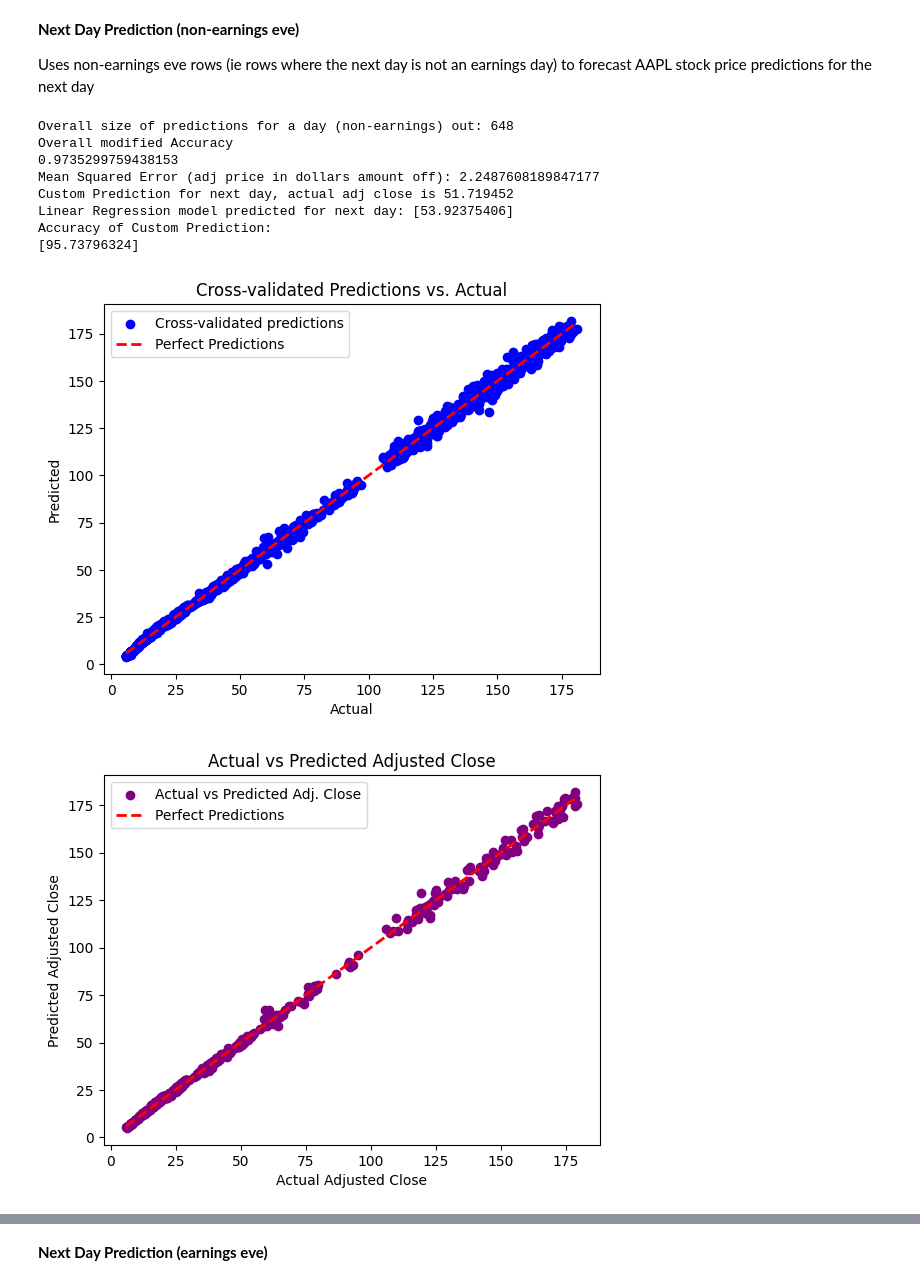
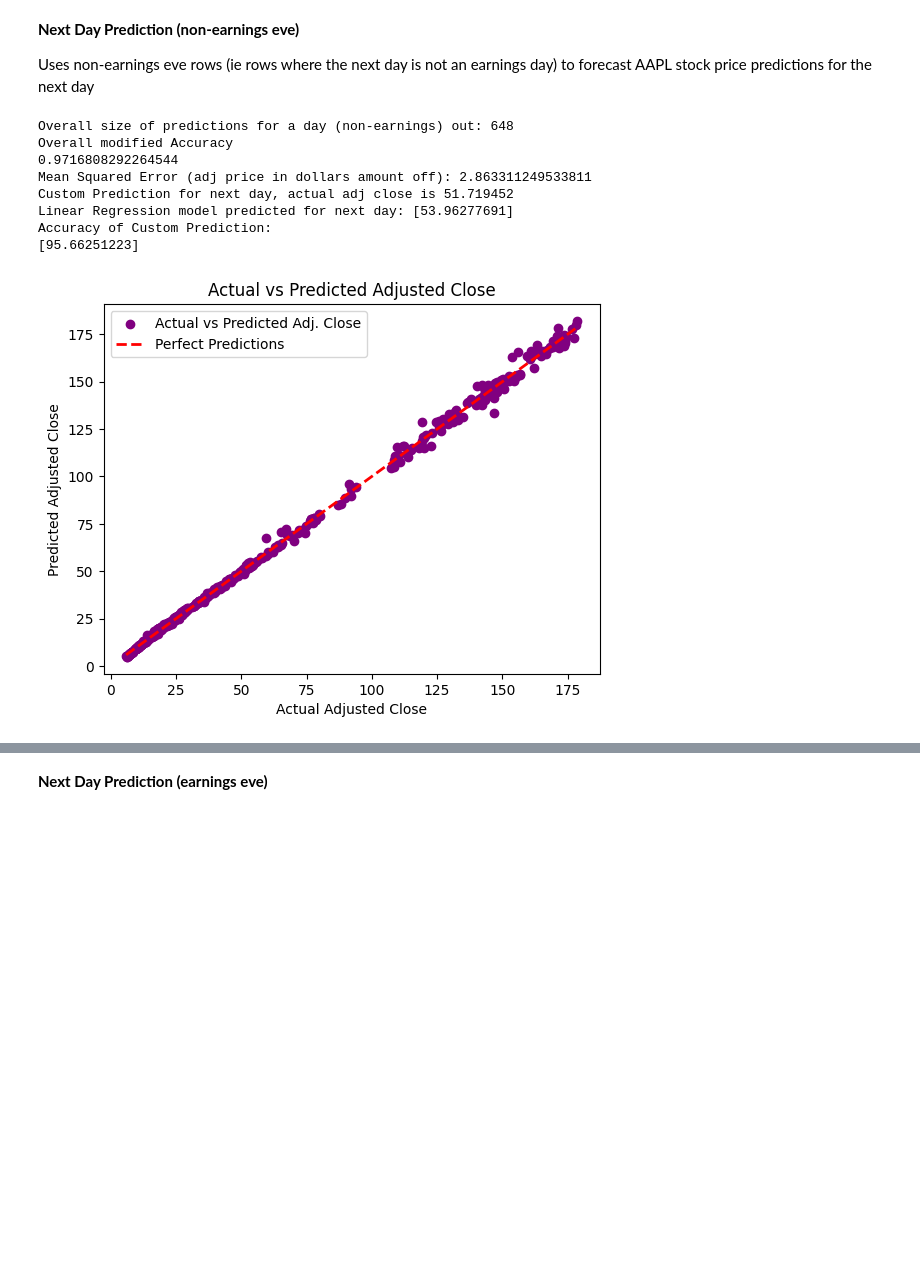
Before and after one commit to EliMartian/aapl_stock, a Jupyter notebook: aapl_stock_research.ipynb, the cells around one changed output, grey strips where cells are left out. Saved outputs shown, nothing was run; the diff lists cells and outputs as text; code cells hidden in the pictures; blank space fills up the shorter version.

```diff
--- a/aapl_stock_research.ipynb
+++ b/aapl_stock_research.ipynb
@@ -81,13 +102,9 @@ X_aapl = df_aapl_non.drop(['Adj Close', 'Target Adj Close', 'Date', 'Estimated E
 # Split the data into training and testing sets
 X_train, X_test, y_train, y_test = train_test_split(X_aapl, y_aapl, test_size=0.2)
 
-# Create a StandardScaler
+# Create a StandardScaler and apply to train and test data
 scaler = StandardScaler()
-
-# Fit and transform the scaler on the training data
 X_train_scaled = scaler.fit_transform(X_train)
-
-# Transform the test data using the scaler
 X_test_scaled = scaler.transform(X_test)
 
 # Create a linear regression model
@@ -129,48 +146,38 @@ actual_adj_value = 51.719452
 # Scale the custom input values using a standard scaker
 custom_values_scaled = scaler.transform(custom_values)
 
 # Make predictions with the linear regression model
 # for our custom values (test example 10/23/2018 predicting 10/24/2018)
 custom_predictions = linear_regression_model.predict(custom_values_scaled)
 
 # Print the predictions
 print(f"Custom Prediction for next day, actual adj close is {actual_adj_value}")
 print(f"Linear Regression model predicted for next day: {custom_predictions}")
 
 print("Accuracy of Custom Prediction:")
 print((1 - np.abs(1 - custom_predictions / actual_adj_value)) * 100)
 
-# Plot the results of cross-validated predictions
-plt.scatter(y_aapl, predicted, color='blue', label='Cross-validated predictions')
-plt.plot([y_aapl.min(), y_aapl.max()], [y_aapl.min(), y_aapl.max()], linestyle='--', color='red', linewidth=2, label='Perfect Predictions')
-plt.xlabel('Actual')
-plt.ylabel('Predicted')
-plt.title('Cross-validated Predictions vs. Actual')
-plt.legend()
-plt.show()
-
 # Plot the actual difference between the predicted and actual adjusted close
 plt.scatter(results_df['Actual'], results_df['Predicted'], color='purple', label='Actual vs Predicted Adj. Close')
 
 # Plot a diagonal line representing perfect predictions
 plt.plot([results_df['Actual'].min(), results_df['Actual'].max()], [results_df['Actual'].min(), results_df['Actual'].max()], linestyle='--', color='red', linewidth=2, label='Perfect Predictions')
 
 plt.xlabel('Actual Adjusted Close')
 plt.ylabel('Predicted Adjusted Close')
 plt.title('Actual vs Predicted Adjusted Close')
 plt.legend()
 plt.show()
 # %% [output]
 Overall size of predictions for a day (non-earnings) out: 648
 Overall modified Accuracy
-0.9735299759438153
-Mean Squared Error (adj price in dollars amount off): 2.2487608189847177
+0.9716808292264544
+Mean Squared Error (adj price in dollars amount off): 2.863311249533811
 Custom Prediction for next day, actual adj close is 51.719452
-Linear Regression model predicted for next day: [53.92375406]
+Linear Regression model predicted for next day: [53.96277691]
 Accuracy of Custom Prediction:
-[95.73796324]
+[95.66251223]
-[figure, old version]
+[figure, new version]
-[figure, removed]
 # %% [markdown]
 **Analysis of non-earnings eve results**
 
```
Also changed, not shown: parts of 23 cells of this notebook, 1 other file.
